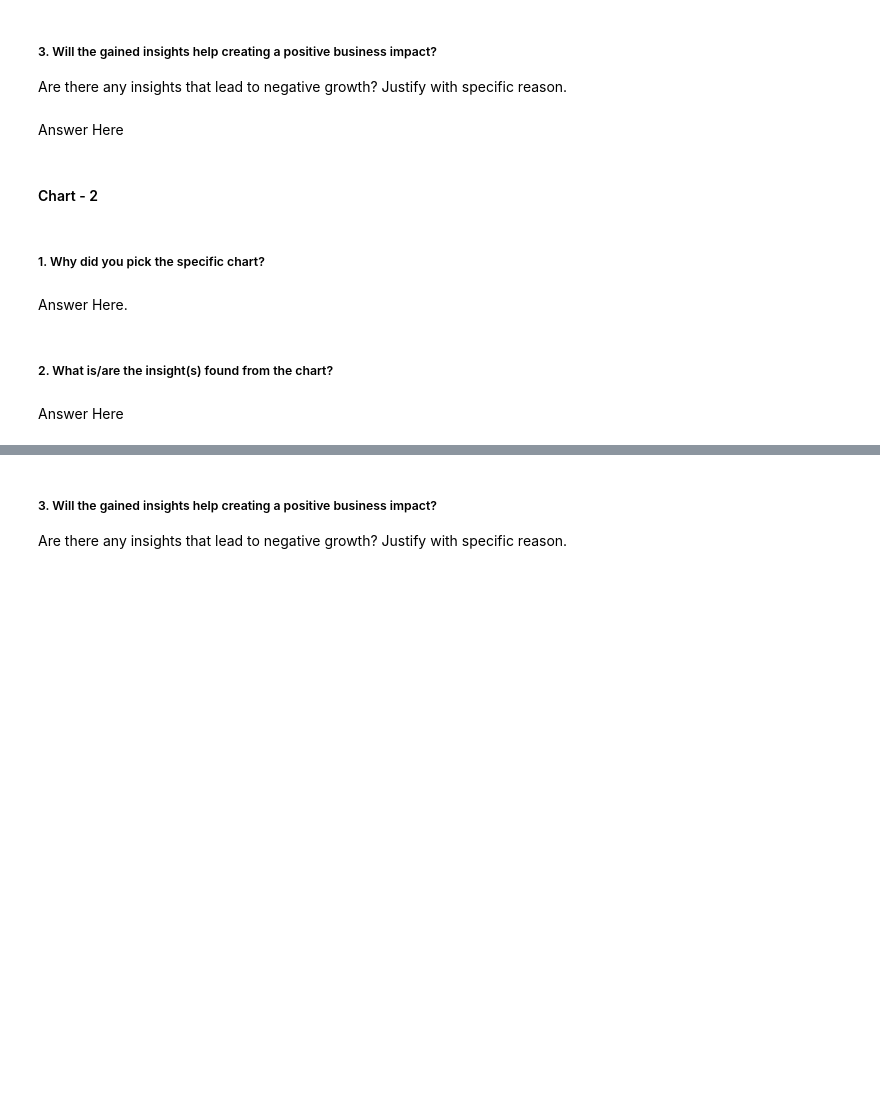
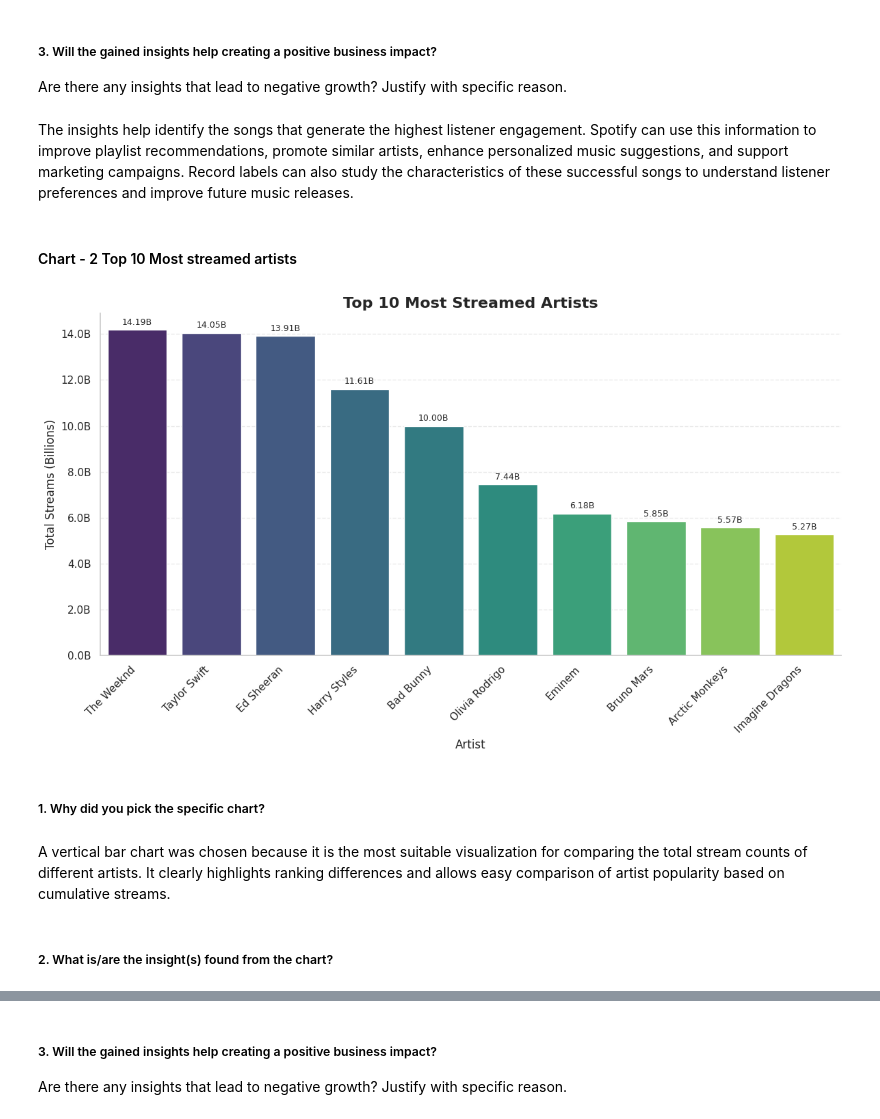
Before and after one commit to bhumika0205/Spotify-EDA, a Jupyter notebook: Spotify_EDA_2023.ipynb, the cells around one changed output, grey strips where cells are left out. Saved outputs shown, nothing was run; the diff lists cells and outputs as text; code cells hidden in the pictures; blank space fills up the shorter version.

```diff
--- a/Spotify_EDA_2023.ipynb
+++ b/Spotify_EDA_2023.ipynb
@@ -406,7 +439,7 @@ Answer Here
 # %% [markdown]
 ##### 3. Will the gained insights help creating a positive business impact?
 Are there any insights that lead to negative growth? Justify with specific reason.
-# %% [markdown]
-Answer Here
+# %% [markdown]
+The insights help identify the songs that generate the highest listener engagement. Spotify can use this information to improve playlist recommendations, promote similar artists, enhance personalized music suggestions, and support marketing campaigns. Record labels can also study the characteristics of these successful songs to understand listener preferences and improve future music releases.
 # %% [markdown]
-#### Chart - 2
+#### Chart - 2 Top 10 Most streamed artists
@@ -415,8 +446,58 @@ Answer Here
+# %%
+# Chart - 2 visualization code
+
+# Top 10 Most Streamed Artists
+
+top_artists = (
+    df_clean.groupby("artist(s)_name")["streams"]
+    .sum()
+    .sort_values(ascending=False)
+    .head(10)
+)
+
+plt.figure(figsize=(12,7))
+
+ax = sns.barplot(
+    x=top_artists.index,
+    y=top_artists.values,
+    hue=top_artists.index,
+    palette="viridis",
+    legend=False
+)
+
+plt.title(
+    "Top 10 Most Streamed Artists",
+    fontsize=16,
+    fontweight="bold"
+)
+
+plt.xlabel("Artist", fontsize=12)
+plt.ylabel("Total Streams (Billions)", fontsize=12)
+
+plt.xticks(rotation=45, ha="right")
+
+# Format y-axis in billions
+from matplotlib.ticker import FuncFormatter
+
+formatter = FuncFormatter(lambda x, pos: f'{x/1e9:.1f}B')
+plt.gca().yaxis.set_major_formatter(formatter)
+
+# Display values on bars
+for container in ax.containers:
+    labels = [f'{v.get_height()/1e9:.2f}B' for v in container]
+    ax.bar_label(container, labels=labels, padding=3, fontsize=9)
+
+plt.grid(axis="y", linestyle="--", alpha=0.4)
+
+sns.despine()
+
+plt.tight_layout()
+plt.show()
+# %% [output]
+[figure, added]
 # %% [markdown]
 ##### 1. Why did you pick the specific chart?
-# %% [markdown]
-Answer Here.
+# %% [markdown]
+A vertical bar chart was chosen because it is the most suitable visualization for comparing the total stream counts of different artists. It clearly highlights ranking differences and allows easy comparison of artist popularity based on cumulative streams.
 # %% [markdown]
 ##### 2. What is/are the insight(s) found from the chart?
-# %% [markdown]
-Answer Here
```
Also changed, not shown: parts of 12 cells of this notebook.
